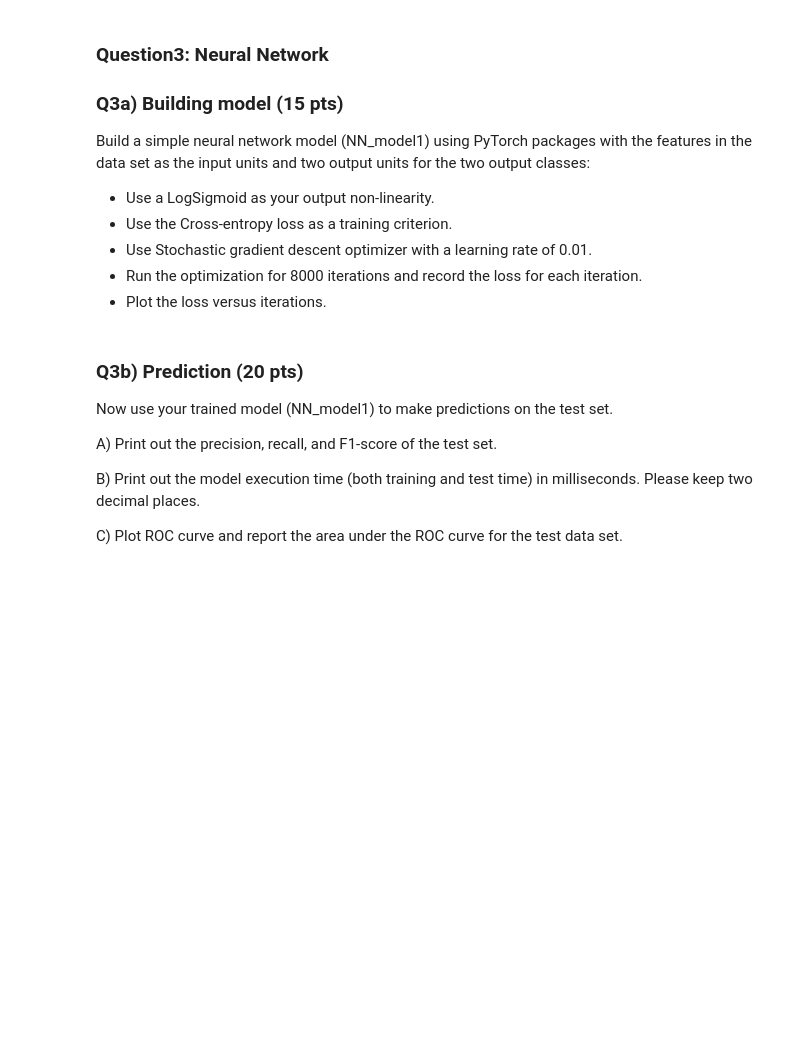
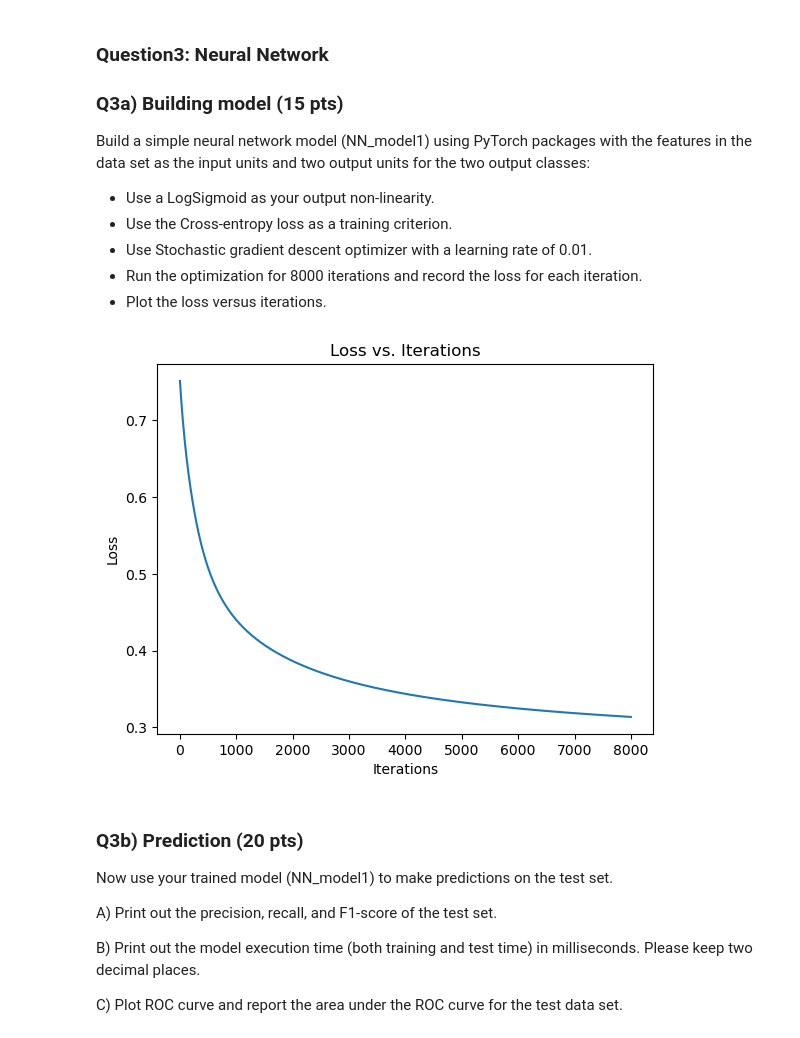
Before and after one commit to aabusha3/Neural-Network_DS3000-7, a Jupyter notebook: aabusha3_Assignment_7.ipynb, the cells around one changed output. Saved outputs shown, nothing was run; the diff lists cells and outputs as text; code cells hidden in the pictures; blank space fills up the shorter version.

```diff
--- a/aabusha3_Assignment_7.ipynb
+++ b/aabusha3_Assignment_7.ipynb
@@ -71,6 +150,50 @@ Build a simple neural network model (NN_model1) using PyTorch packages with the
 * Use Stochastic gradient descent optimizer with a learning rate of 0.01.
 * Run the optimization for 8000 iterations and record the loss for each iteration.
 * Plot the loss versus iterations.
+# %%
+class NN_model1(torch.nn.Module):
+    def __init__(self, input_size, output_size):
+        super().__init__()
+        self.linear1 = torch.nn.Linear(input_size, output_size)
+        self.activation = torch.nn.LogSigmoid()
+
+    def forward(self, X):
+        self.to(torch.float64)
+        X = self.linear1(X)
+        X = self.activation(X)
+        return X
+
+torch.manual_seed(42)
+
+start = time.time()
+NN_model_1 = NN_model1(Xtrain.shape[1], len(ytrain.unique()))
+optimizer = torch.optim.SGD(NN_model_1.parameters(), lr=1e-2)
+criterion = torch.nn.CrossEntropyLoss()
+
+num_iterations = 8000
+losses = []
+for i in range(num_iterations):
+    Xtrain_tensor = torch.tensor(Xtrain_scaled)
+    outputs = NN_model_1(Xtrain_tensor)
+    ytrain_tensor = torch.tensor(ytrain.values)
+    loss = criterion(outputs, ytrain_tensor)
+
+    optimizer.zero_grad()
+    loss.backward()
+    optimizer.step()
+
+    losses.append(loss.item())
+
+end = time.time()
+train_time_NN_1 = end - start
+
+plt.plot(range(num_iterations), losses)
+plt.title('Loss vs. Iterations')
+plt.xlabel('Iterations')
+plt.ylabel('Loss')
+plt.show()
+# %% [output]
+[figure, added]
 # %% [markdown]
 ### Q3b) Prediction (20 pts)
 
```
Also changed, not shown: parts of 6 cells of this notebook, 1 other file.
